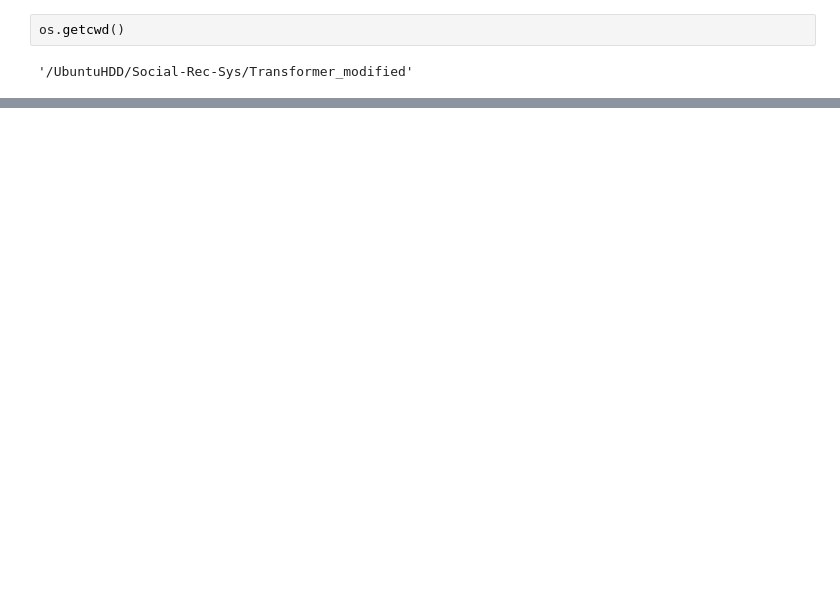
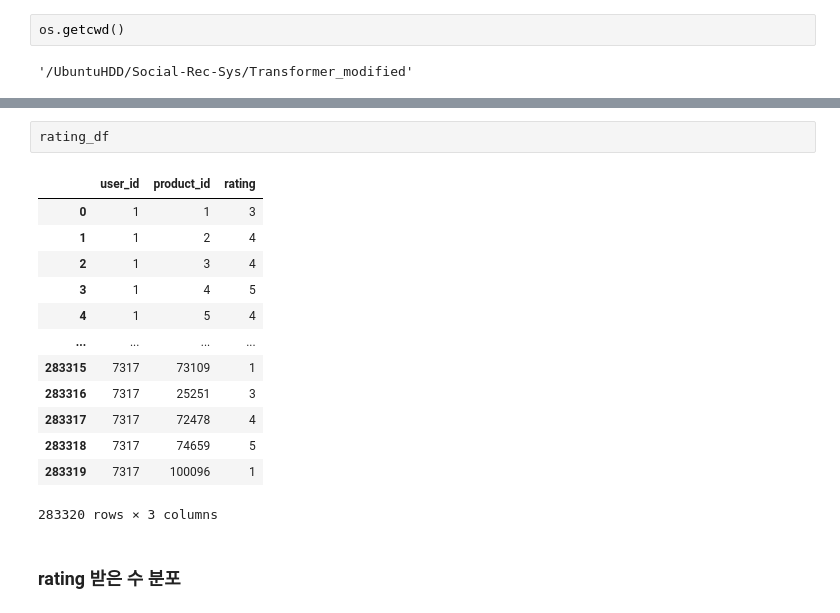
Before and after one commit to mlsys-lab-sogang/Social-Rec-Sys, a Jupyter notebook: Transformer_modified/dataset_eda.ipynb, the cells around one changed output, grey strips where cells are left out. Saved outputs shown, nothing was run; the diff lists cells and outputs as text; blank space fills up the shorter version.

```diff
--- a/Transformer_modified/dataset_eda.ipynb
+++ b/Transformer_modified/dataset_eda.ipynb
@@ -424,0 +29,18 @@ torch.Size([7317, 7317])
+# %%
+rating_df
+# %% [output]
+|  | user_id | product_id | rating |
+| 0 | 1 | 1 | 3 |
+| 1 | 1 | 2 | 4 |
+| 2 | 1 | 3 | 4 |
+| 3 | 1 | 4 | 5 |
+| 4 | 1 | 5 | 4 |
+| ... | ... | ... | ... |
+| 283315 | 7317 | 73109 | 1 |
+| 283316 | 7317 | 25251 | 3 |
+| 283317 | 7317 | 72478 | 4 |
+| 283318 | 7317 | 74659 | 5 |
+| 283319 | 7317 | 100096 | 1 |
+283320 rows × 3 columns
+# %% [markdown]
+### rating 받은 수 분포
```
Also changed, not shown: parts of 74 cells of this notebook.
